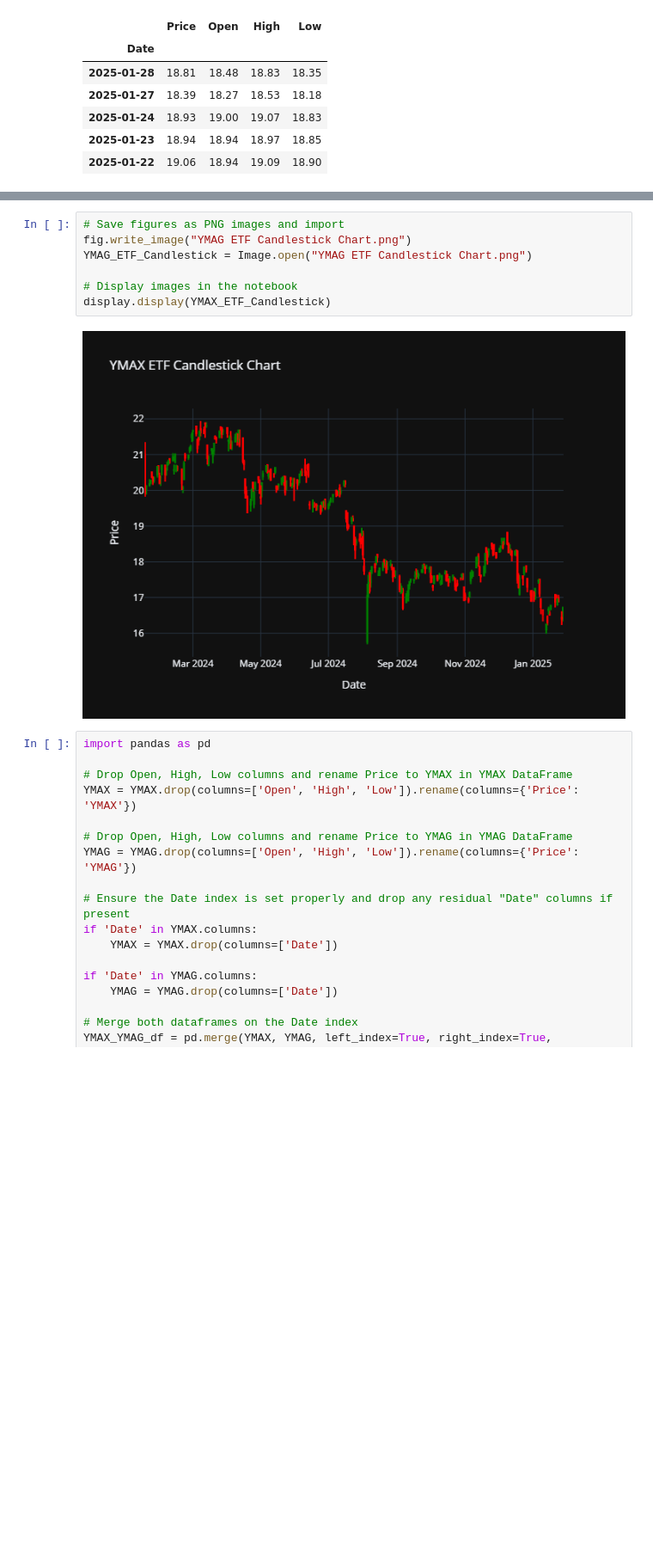
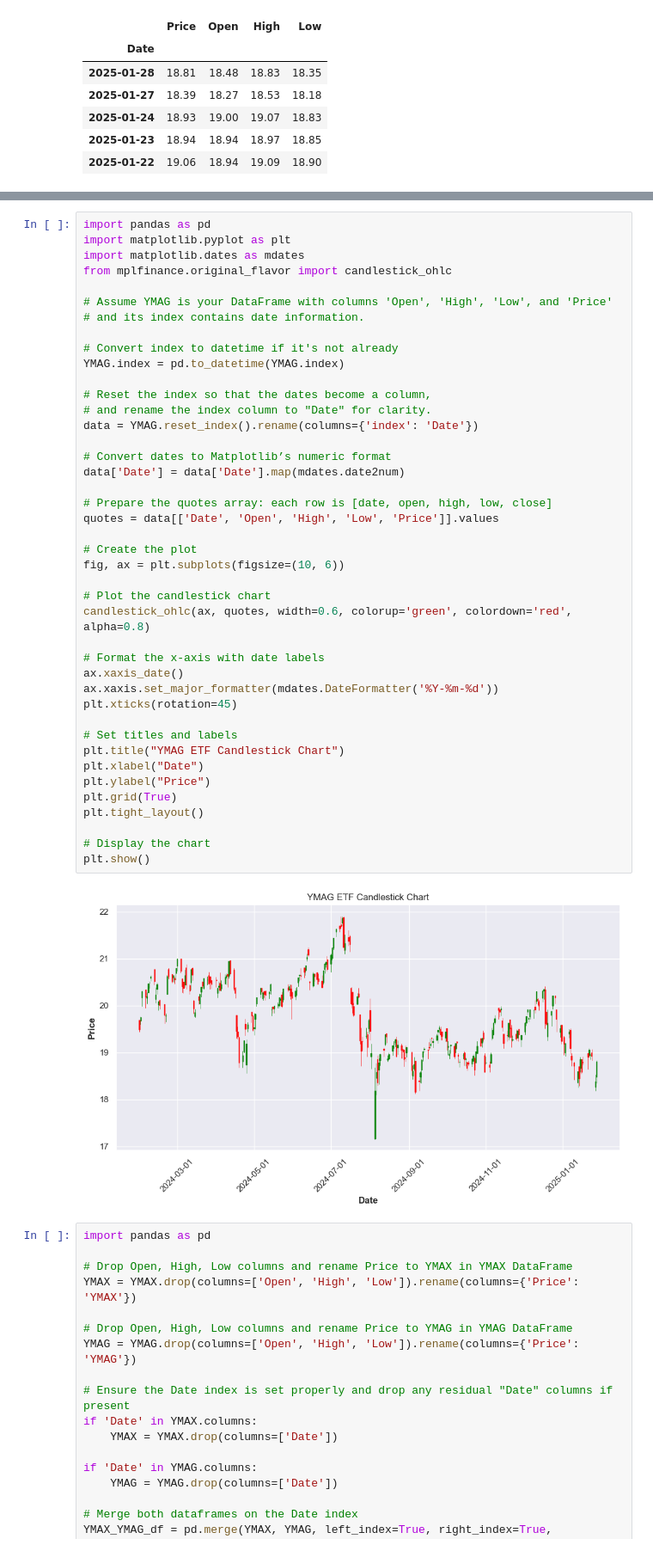
Before and after one commit to BensonMunene/Ratios-Strategy-App, a Jupyter notebook: Codes/Backtester Algorithm1.ipynb, the cells around one changed output, grey strips where cells are left out. Shown at 86% size. Cells and saved outputs as stored; diff of their text form; blank space fills up the shorter version.

```diff
--- a/Codes/Backtester Algorithm1.ipynb
+++ b/Codes/Backtester Algorithm1.ipynb
@@ -172,12 +108,47 @@ fig.update_layout(
-# %%
-# Save figures as PNG images and import
-fig.write_image("YMAG ETF Candlestick Chart.png")
-YMAG_ETF_Candlestick = Image.open("YMAG ETF Candlestick Chart.png")
-
-# Display images in the notebook
-display.display(YMAX_ETF_Candlestick)
-# %% [output]
-[figure, removed]
+# %%
+import pandas as pd
+import matplotlib.pyplot as plt
+import matplotlib.dates as mdates
+from mplfinance.original_flavor import candlestick_ohlc
+
+# Assume YMAG is your DataFrame with columns 'Open', 'High', 'Low', and 'Price'
+# and its index contains date information.
+
+# Convert index to datetime if it's not already
+YMAG.index = pd.to_datetime(YMAG.index)
+
+# Reset the index so that the dates become a column,
+# and rename the index column to "Date" for clarity.
+data = YMAG.reset_index().rename(columns={'index': 'Date'})
+
+# Convert dates to Matplotlib’s numeric format
+data['Date'] = data['Date'].map(mdates.date2num)
+
+# Prepare the quotes array: each row is [date, open, high, low, close]
+quotes = data[['Date', 'Open', 'High', 'Low', 'Price']].values
+
+# Create the plot
+fig, ax = plt.subplots(figsize=(10, 6))
+
+# Plot the candlestick chart
+candlestick_ohlc(ax, quotes, width=0.6, colorup='green', colordown='red', alpha=0.8)
+
+# Format the x-axis with date labels
+ax.xaxis_date()
+ax.xaxis.set_major_formatter(mdates.DateFormatter('%Y-%m-%d'))
+plt.xticks(rotation=45)
+
+# Set titles and labels
+plt.title("YMAG ETF Candlestick Chart")
+plt.xlabel("Date")
+plt.ylabel("Price")
+plt.grid(True)
+plt.tight_layout()
+
+# Display the chart
+plt.show()
+# %% [output]
+[figure, added]
 # %%
 import pandas as pd
 
```
Also changed, not shown: parts of 23 cells of this notebook, 2 other files.
